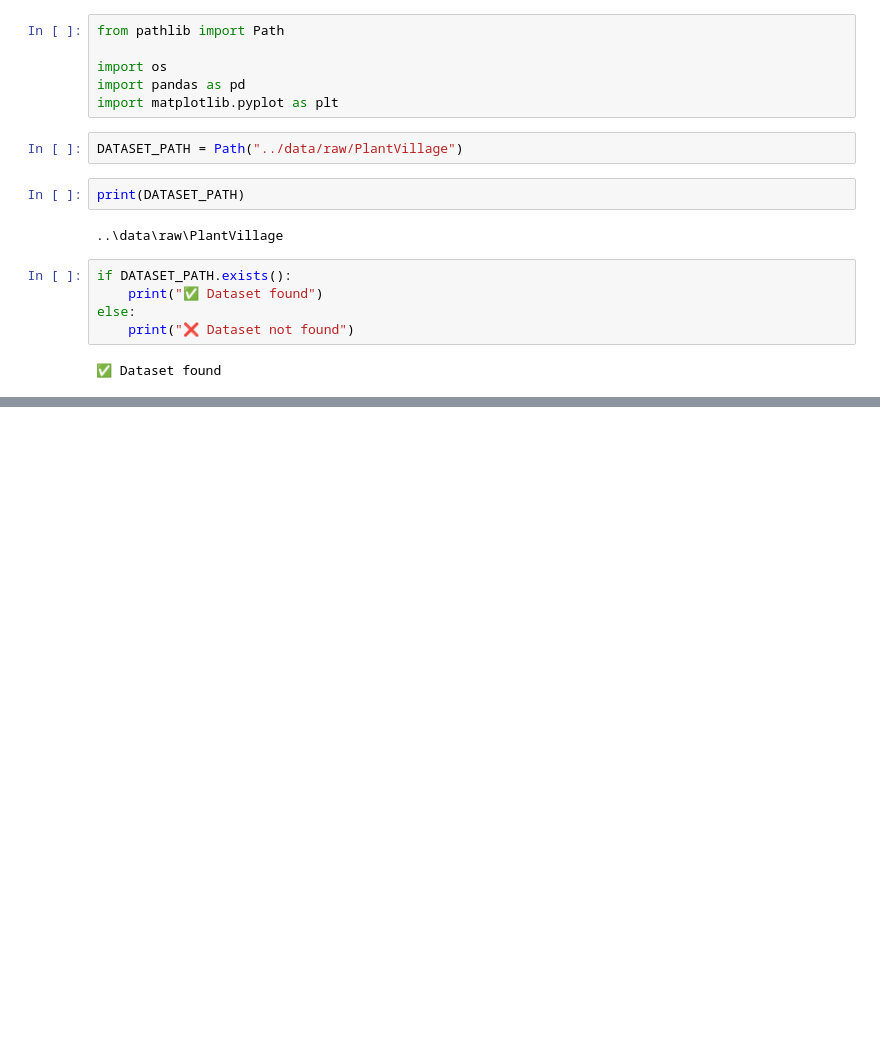
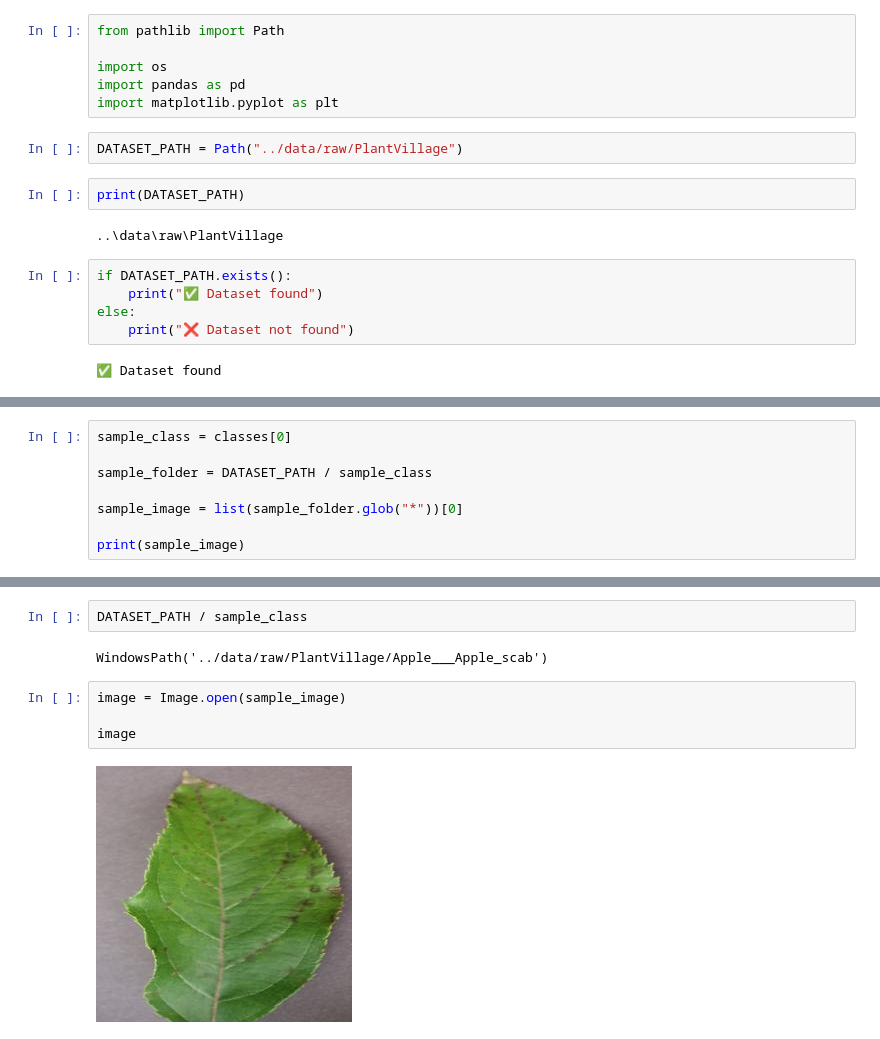
Before and after one commit to Anshika-Gangwar/PlantCare-AI, a Jupyter notebook: notebooks/01_dataset_analysis.ipynb, the cells around one changed output, grey strips where cells are left out. Saved outputs shown, nothing was run; the diff lists cells and outputs as text; blank space fills up the shorter version.

Commit message:
Updated dataset analysis & exploratory data analysis

```diff
--- a/notebooks/01_dataset_analysis.ipynb
+++ b/notebooks/01_dataset_analysis.ipynb
@@ -115,0 +118,8 @@ Crop Species  : 15
+# %%
+sample_class = classes[0]
+
+sample_folder = DATASET_PATH / sample_class
+
+sample_image = list(sample_folder.glob("*"))[0]
+
+print(sample_image)
@@ -115,0 +148,10 @@ Crop Species  : 15
+# %%
+DATASET_PATH / sample_class
+# %% [output]
+WindowsPath('../data/raw/PlantVillage/Apple___Apple_scab')
+# %%
+image = Image.open(sample_image)
+
+image
+# %% [output]
+[figure, added]
```
Also changed, not shown: parts of 35 cells of this notebook.
